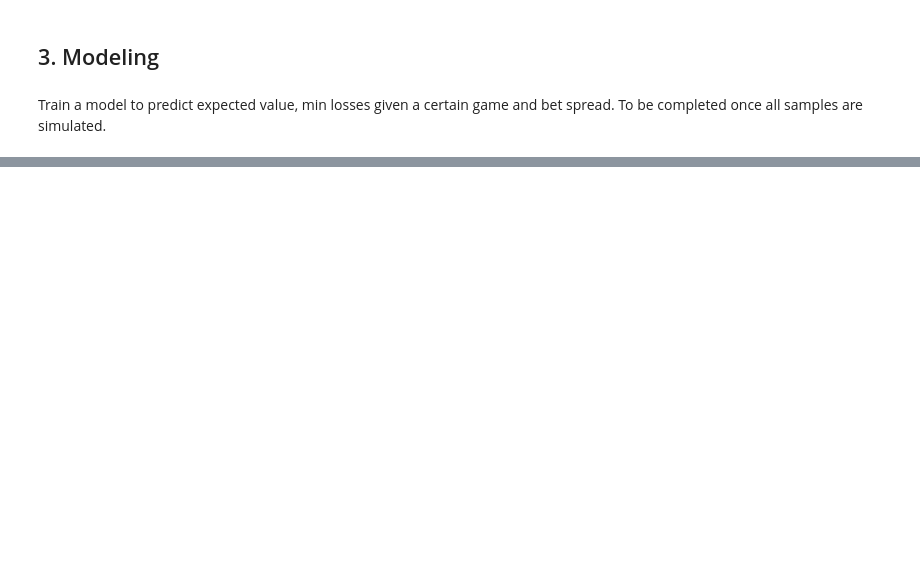
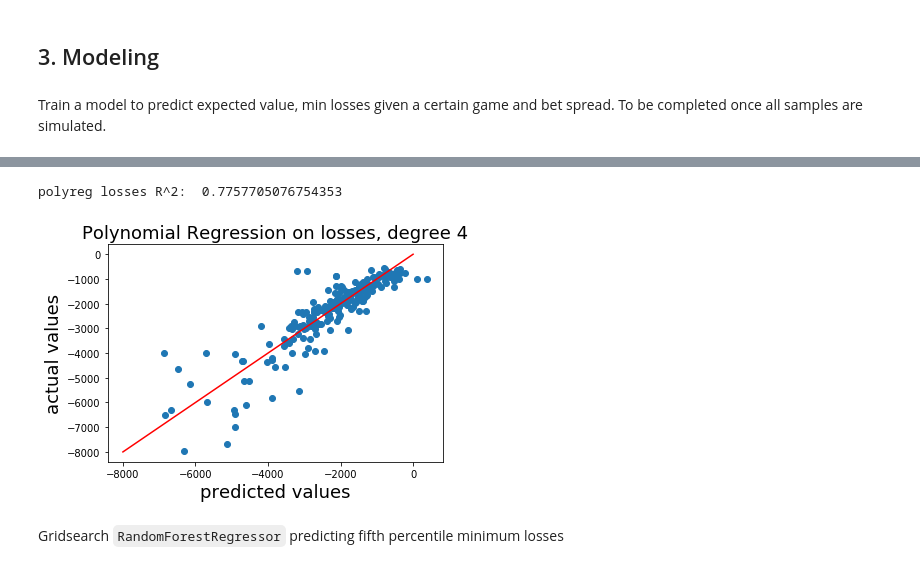
Before and after one commit to scatkinson/BlackjackSimulator, a Jupyter notebook: BlackjackML.ipynb, the cells around one changed output, grey strips where cells are left out. Drawn from its saved outputs; the diff is of its cells as text; code cells hidden in the pictures; blank space fills up the shorter version.

```diff
--- a/BlackjackML.ipynb
+++ b/BlackjackML.ipynb
@@ -463,3 +516,22 @@ R^2:  0.9915859862213448
+# %%
+steps = [('poly',PolynomialFeatures(4)), ('lr', LinearRegression())]
+polyreg_losses = Pipeline(steps)
+polyreg_losses.fit(X_train,losses_train)
+losses_pred = polyreg_losses.predict(X_test)
+print('polyreg losses R^2: ', r2_score(losses_test,losses_pred))
+
+plt.scatter(losses_pred, losses_test)
+plt.plot([-8000,0],[-8000,0], c='r')
+plt.title('Polynomial Regression on losses, degree 4',fontsize = 18)
+plt.xlabel('predicted values',fontsize = 18)
+plt.ylabel('actual values', fontsize = 18)
+plt.savefig('plots/polyreg_losses.jpeg')
+plt.show()
+# %% [output]
+polyreg losses R^2:  0.7757705076754353
+[figure, added]
+# %% [markdown]
+Gridsearch `RandomForestRegressor` predicting fifth percentile minimum losses
 # %%
 # gridsearch losses with RandomForest
 
```
Also changed, not shown: parts of 29 cells of this notebook, 6 other files.
